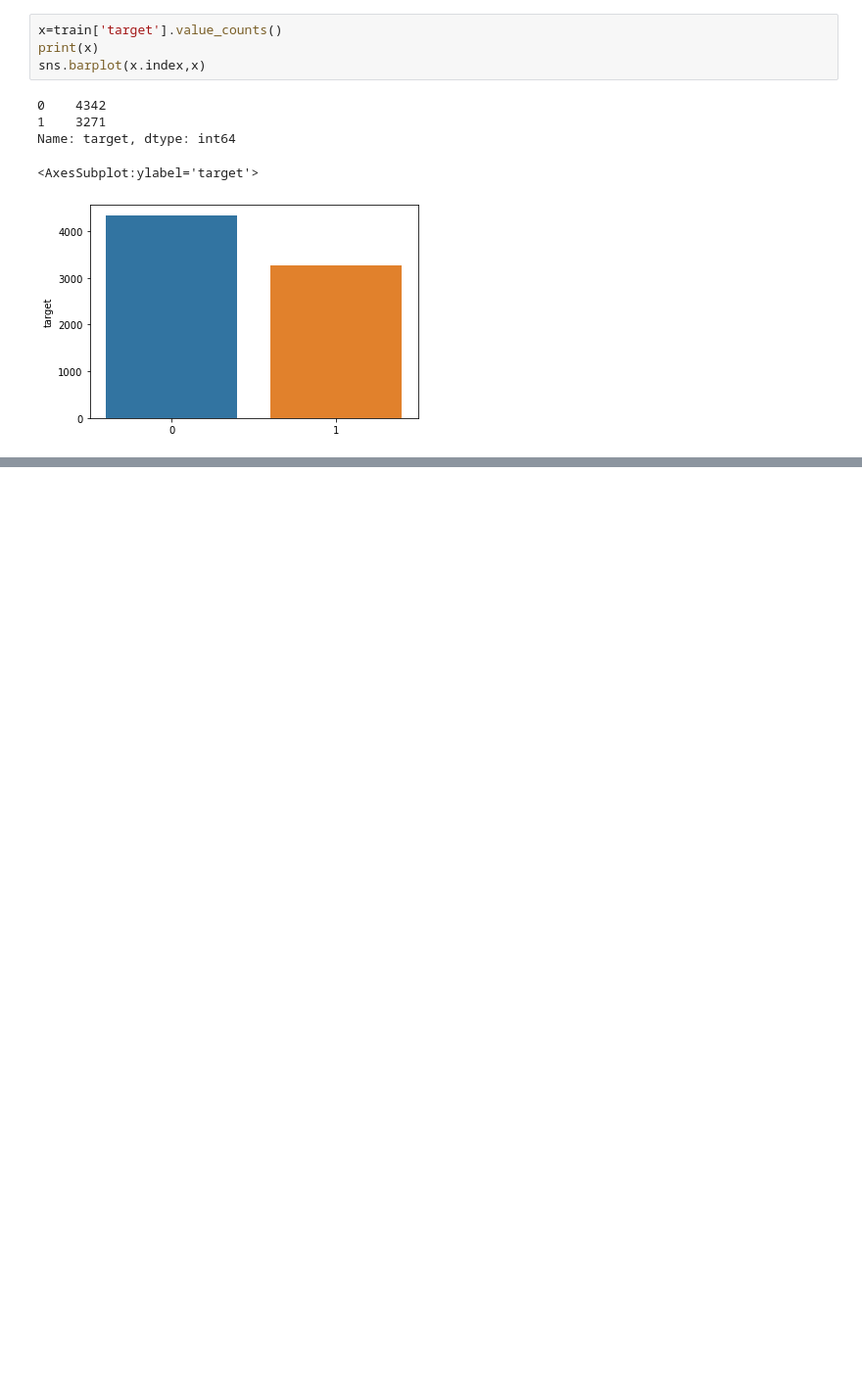
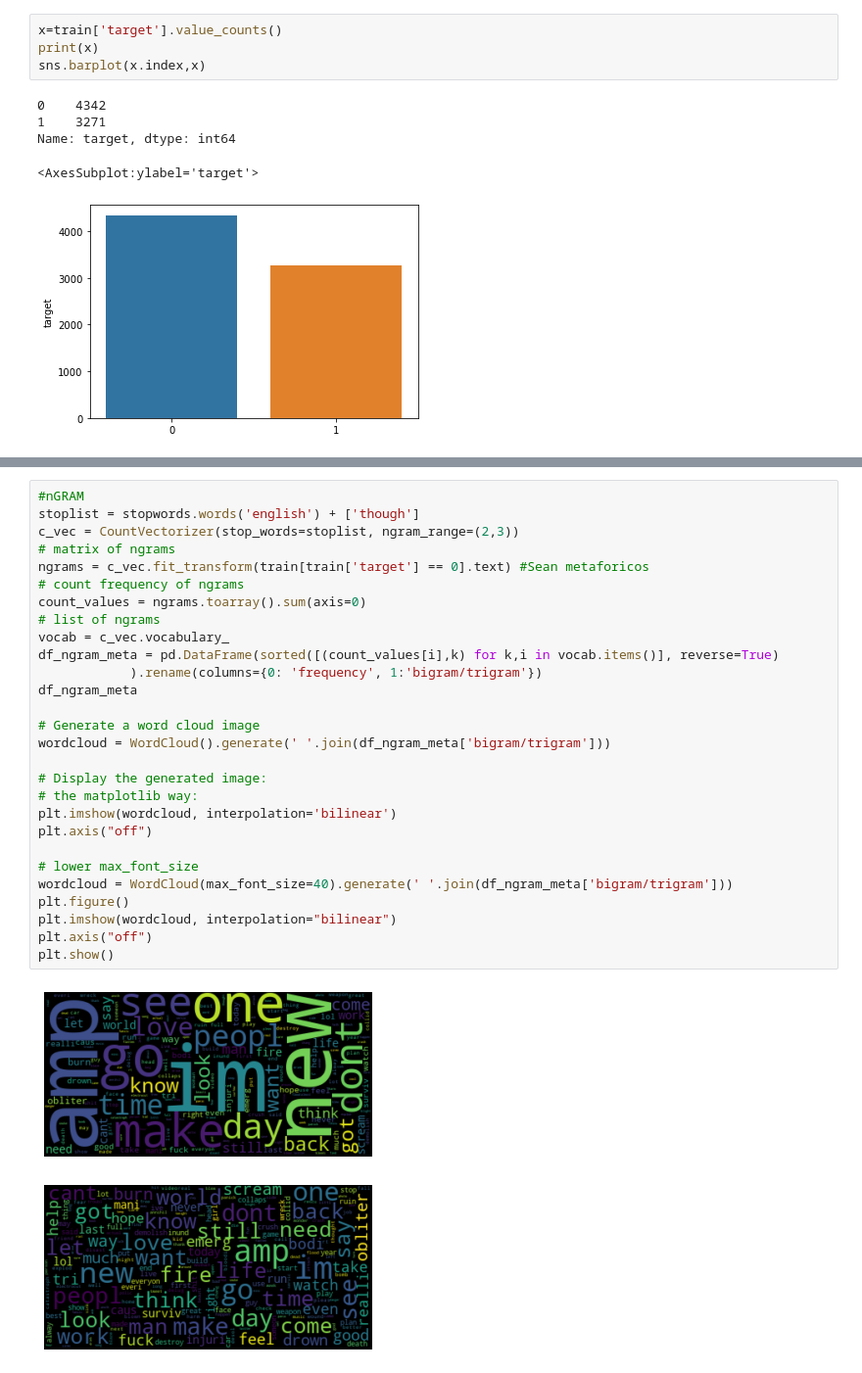
Before and after one commit to danielavillamar/LAB5-DS, a Jupyter notebook: lab5.ipynb, the cells around one changed output, grey strips where cells are left out. Shown at 98% size. Cells and saved outputs as stored; diff of their text form; blank space fills up the shorter version.

```diff
--- a/lab5.ipynb
+++ b/lab5.ipynb
@@ -80,0 +166,31 @@ plt.show()
+# %%
+#nGRAM
+stoplist = stopwords.words('english') + ['though']
+c_vec = CountVectorizer(stop_words=stoplist, ngram_range=(2,3))
+# matrix of ngrams
+ngrams = c_vec.fit_transform(train[train['target'] == 0].text) #Sean metaforicos
+# count frequency of ngrams
+count_values = ngrams.toarray().sum(axis=0)
+# list of ngrams
+vocab = c_vec.vocabulary_
+df_ngram_meta = pd.DataFrame(sorted([(count_values[i],k) for k,i in vocab.items()], reverse=True)
+            ).rename(columns={0: 'frequency', 1:'bigram/trigram'})
+df_ngram_meta
+
+# Generate a word cloud image
+wordcloud = WordCloud().generate(' '.join(df_ngram_meta['bigram/trigram']))
+
+# Display the generated image:
+# the matplotlib way:
+plt.imshow(wordcloud, interpolation='bilinear')
+plt.axis("off")
+
+# lower max_font_size
+wordcloud = WordCloud(max_font_size=40).generate(' '.join(df_ngram_meta['bigram/trigram']))
+plt.figure()
+plt.imshow(wordcloud, interpolation="bilinear")
+plt.axis("off")
+plt.show()
+# %% [output]
+[figure, added]
+[figure, added]
```
Also changed, not shown: parts of 27 cells of this notebook.
